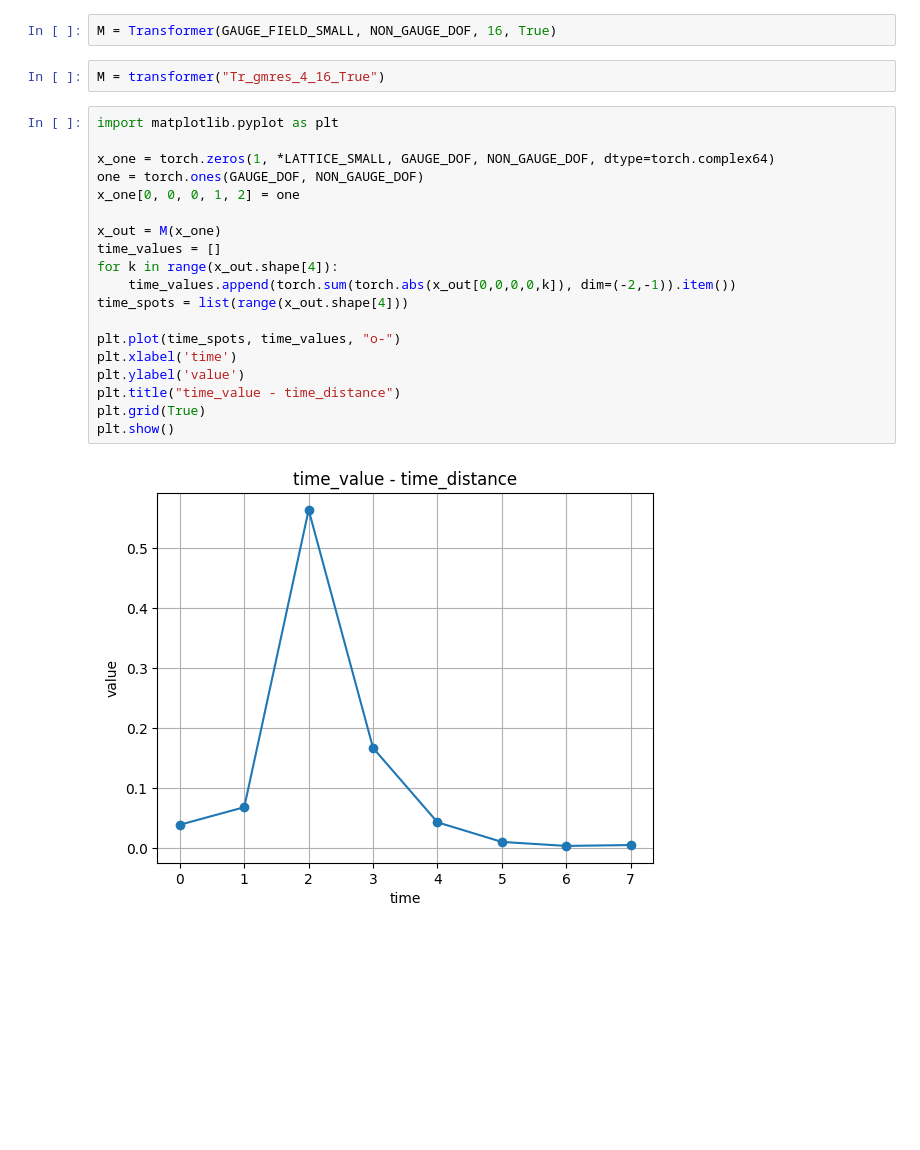
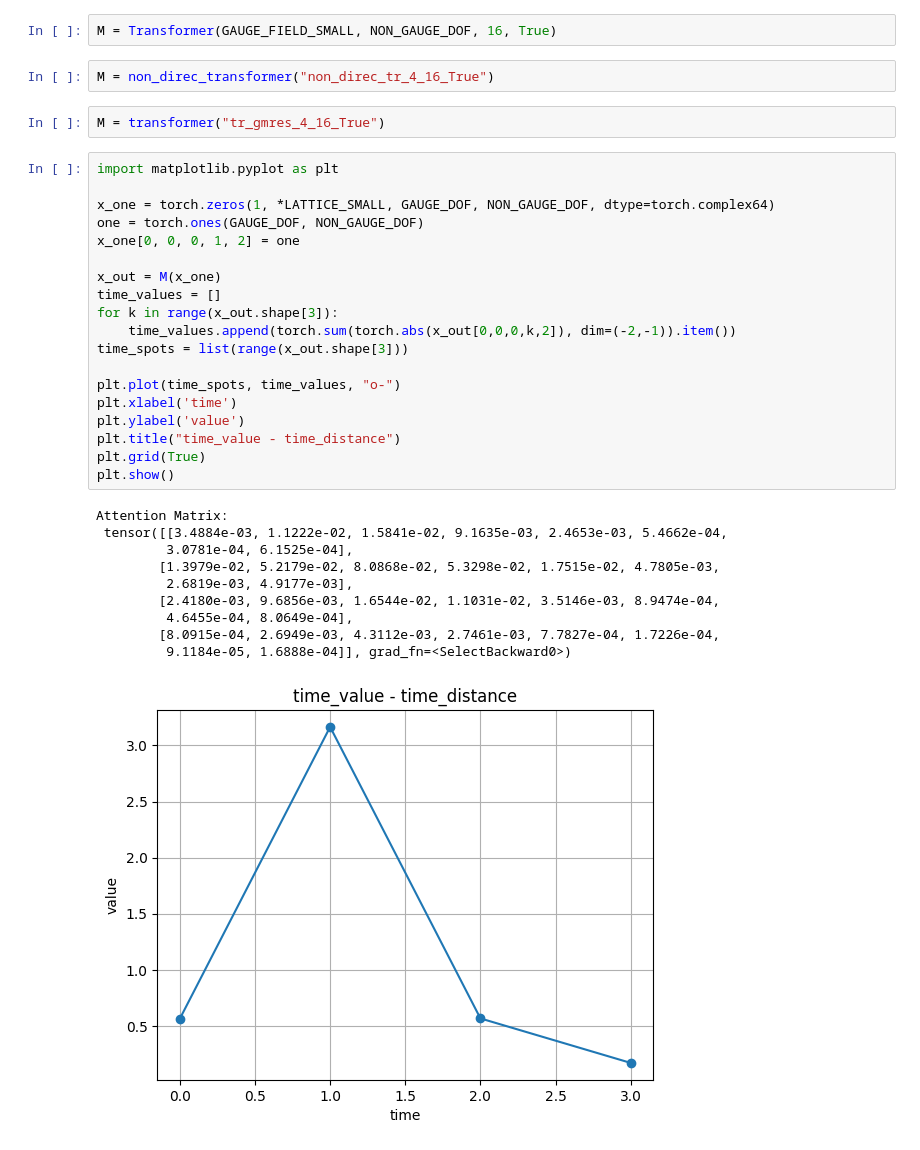
Before and after one commit to NiklasBliemel/gauge-equivariant-attention, a Jupyter notebook: 0Test.ipynb, the cells around one changed output. Cells and saved outputs as stored; diff of their text form; blank space fills up the shorter version.

```diff
--- a/0Test.ipynb
+++ b/0Test.ipynb
@@ -70,26 +70,37 @@ Calculation in: 18.407 ms
 > What does my Transformer with a field ???
 # %%
 M = Transformer(GAUGE_FIELD_SMALL, NON_GAUGE_DOF, 16, True)
+# %%
+M = non_direc_transformer("non_direc_tr_4_16_True")
 # %%
-M = transformer("Tr_gmres_4_16_True")
+M = transformer("tr_gmres_4_16_True")
 # %%
 import matplotlib.pyplot as plt
 
 x_one = torch.zeros(1, *LATTICE_SMALL, GAUGE_DOF, NON_GAUGE_DOF, dtype=torch.complex64)
 one = torch.ones(GAUGE_DOF, NON_GAUGE_DOF)
 x_one[0, 0, 0, 1, 2] = one
 
 x_out = M(x_one)
 time_values = []
-for k in range(x_out.shape[4]):
-    time_values.append(torch.sum(torch.abs(x_out[0,0,0,0,k]), dim=(-2,-1)).item())
-time_spots = list(range(x_out.shape[4]))
+for k in range(x_out.shape[3]):
+    time_values.append(torch.sum(torch.abs(x_out[0,0,0,k,2]), dim=(-2,-1)).item())
+time_spots = list(range(x_out.shape[3]))
 
 plt.plot(time_spots, time_values, "o-")
 plt.xlabel('time')
 plt.ylabel('value')
 plt.title("time_value - time_distance")
 plt.grid(True)
 plt.show()
 # %% [output]
+Attention Matrix:
+ tensor([[3.4884e-03, 1.1222e-02, 1.5841e-02, 9.1635e-03, 2.4653e-03, 5.4662e-04,
+         3.0781e-04, 6.1525e-04],
+        [1.3979e-02, 5.2179e-02, 8.0868e-02, 5.3298e-02, 1.7515e-02, 4.7805e-03,
+         2.6819e-03, 4.9177e-03],
+        [2.4180e-03, 9.6856e-03, 1.6544e-02, 1.1031e-02, 3.5146e-03, 8.9474e-04,
+         4.6455e-04, 8.0649e-04],
+        [8.0915e-04, 2.6949e-03, 4.3112e-03, 2.7461e-03, 7.7827e-04, 1.7226e-04,
+         9.1184e-05, 1.6888e-04]], grad_fn=<SelectBackward0>)
-[figure, old version]
+[figure, new version]
```
Also changed, not shown: parts of 4 cells of this notebook, 13 other files.
